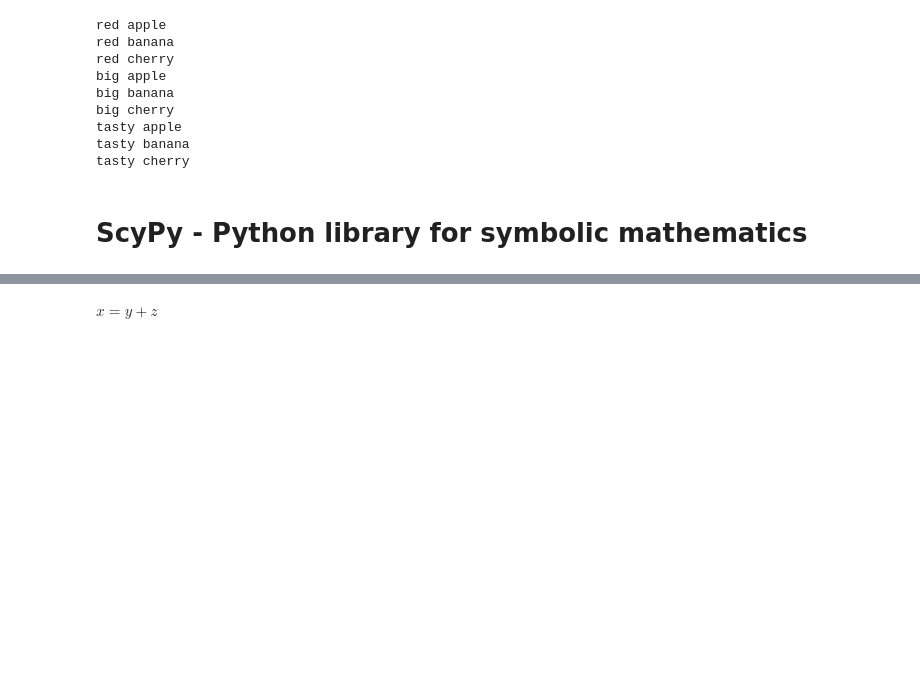
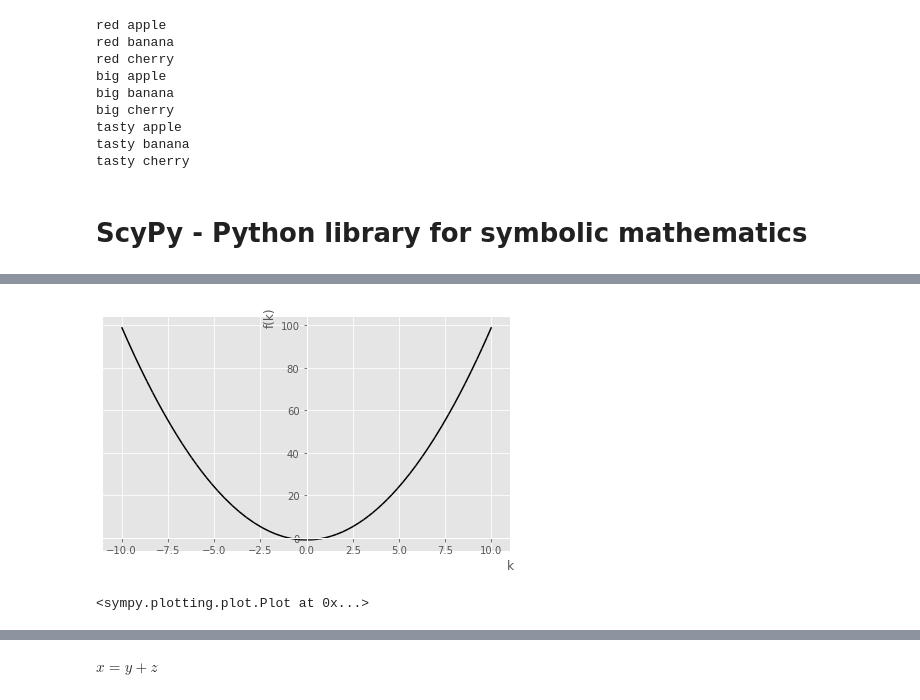
Before and after one commit to reisportela/PythonCourse, a Jupyter notebook: PythonCourse.ipynb, the cells around one changed output, grey strips where cells are left out. Drawn from its saved outputs; the diff is of its cells as text; code cells hidden in the pictures; blank space fills up the shorter version.

```diff
--- a/PythonCourse.ipynb
+++ b/PythonCourse.ipynb
@@ -366,0 +210,5 @@ from IPython.display import display, Math
+# %%
+plot(k**2 -1,line_color='black')
+# %% [output]
+[figure, added]
+<sympy.plotting.plot.Plot at 0x...>
```
Also changed, not shown: parts of 51 cells of this notebook.
